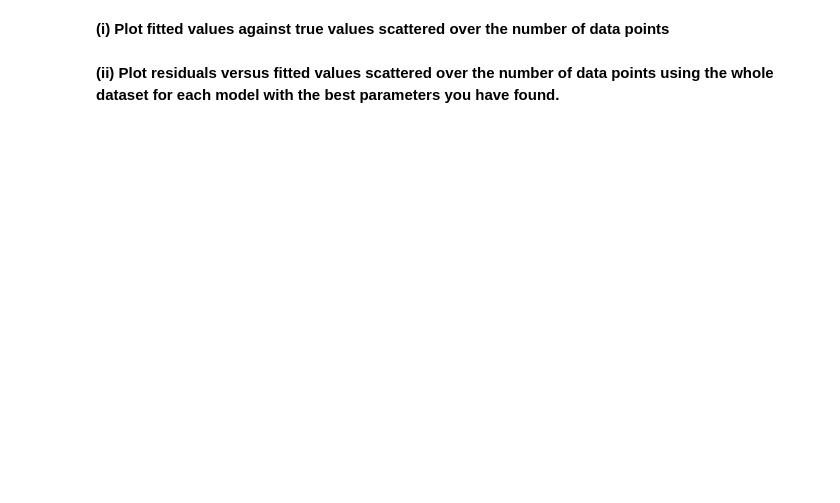
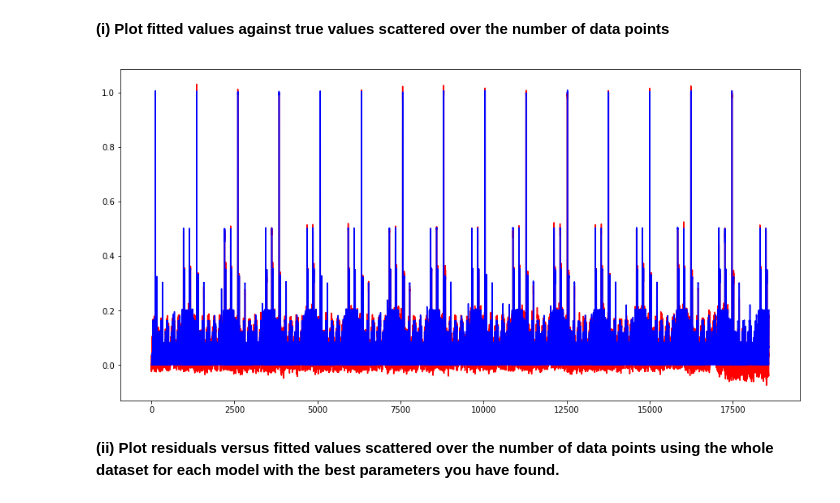
Before and after one commit to sikasjc/EE219, a Jupyter notebook: Project4/Project4.ipynb, the cells around one changed output. Cells and saved outputs as stored; diff of their text form; code cells hidden in the pictures; blank space fills up the shorter version.

```diff
--- a/Project4/Project4.ipynb
+++ b/Project4/Project4.ipynb
@@ -310,15 +310,20 @@ Number of hidden units = 350
 # %%
 from sklearn.model_selection import train_test_split
 
 neu_net_reg = MLPRegressor(hidden_layer_sizes=(300), max_iter=200)
 
 for train_index, test_index in kf.split(train_data):
     X_train, X_test = train_data[train_index], train_data[test_index]
     y_train, y_test = target[train_index], target[test_index]
 
     neu_net_reg.fit(X_train, y_train)
 
-X_train,X_test,y_train,y_test = train_test_split(train_data, target, test_size=0.1, random_state = 42)
+plt.figure(figsize = (15,7.5))
+plt.plot(range(1, len(target)+1), neu_net_reg.predict(train_data), c='red')
+plt.plot(range(1, len(target)+1), target, c='blue')
+plt.show()
+# %% [output]
+[figure, added]
 # %% [markdown]
 **(ii) Plot residuals versus fitted values scattered over the number of data points
 using the whole dataset for each model with the best parameters you have found.**
```
Also changed, not shown: parts of 4 cells of this notebook, 8 other files.
